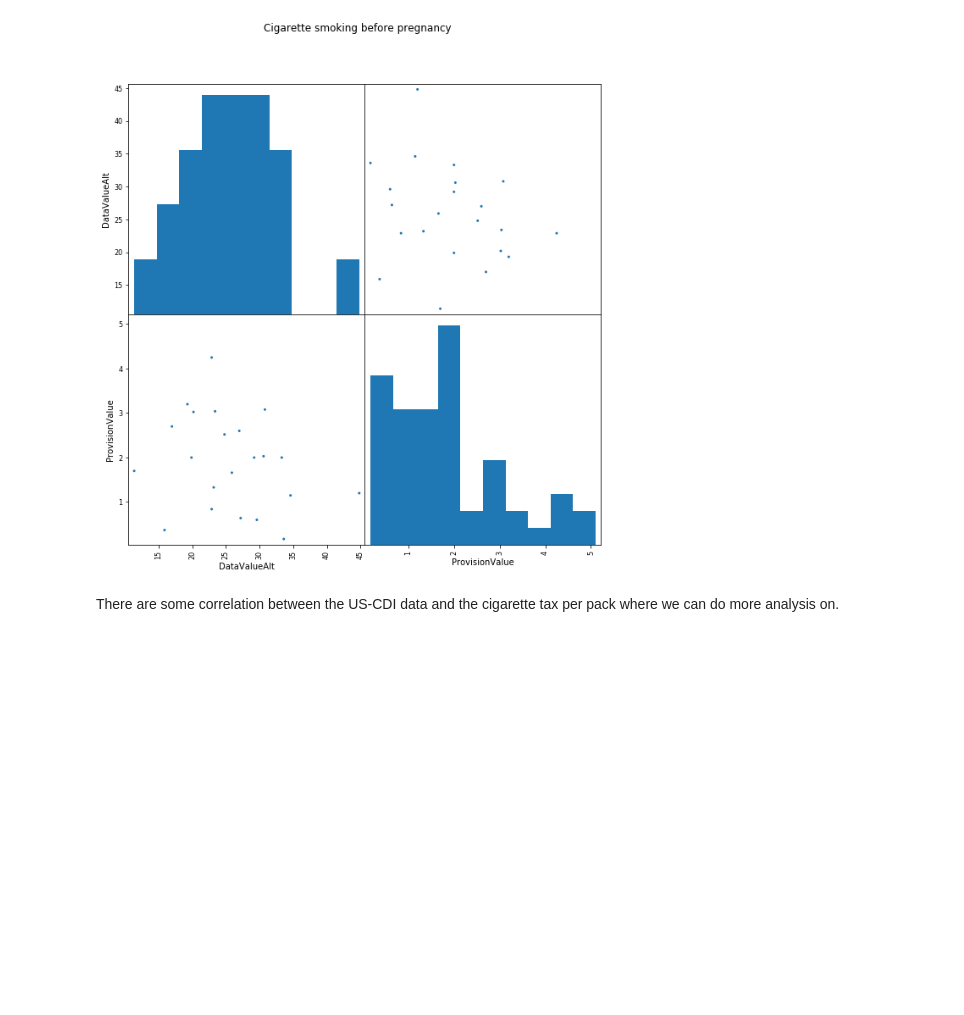
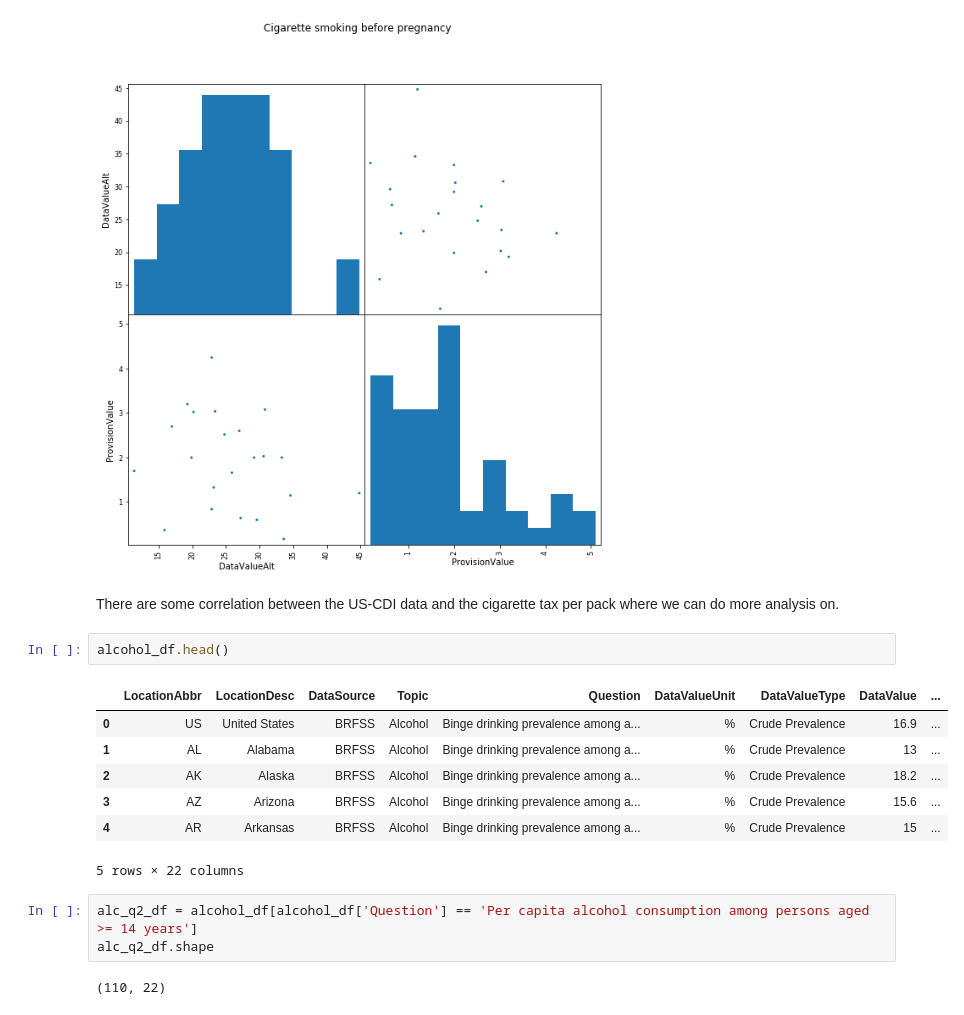
Before and after one commit to kwood16/US-CDI, a Jupyter notebook: Project Proposal.ipynb, the cells around one changed output. Drawn from its saved outputs; the diff is of its cells as text; blank space fills up the shorter version.

```diff
--- a/Project Proposal.ipynb
+++ b/Project Proposal.ipynb
@@ -487,3 +516,18 @@ for i in tax_q:
 [figure]
 # %% [markdown]
 There are some correlation between the US-CDI data and the cigarette tax per pack where we can do more analysis on.
+# %%
+alcohol_df.head()
+# %% [output]
+|  | LocationAbbr | LocationDesc | DataSource | Topic | Question | DataValueUnit | DataValueType | DataValue | ... |
+| 0 | US | United States | BRFSS | Alcohol | Binge drinking prevalence among a... | % | Crude Prevalence | 16.9 | ... |
+| 1 | AL | Alabama | BRFSS | Alcohol | Binge drinking prevalence among a... | % | Crude Prevalence | 13 | ... |
+| 2 | AK | Alaska | BRFSS | Alcohol | Binge drinking prevalence among a... | % | Crude Prevalence | 18.2 | ... |
+| 3 | AZ | Arizona | BRFSS | Alcohol | Binge drinking prevalence among a... | % | Crude Prevalence | 15.6 | ... |
+| 4 | AR | Arkansas | BRFSS | Alcohol | Binge drinking prevalence among a... | % | Crude Prevalence | 15 | ... |
+5 rows × 22 columns
+# %%
+alc_q2_df = alcohol_df[alcohol_df['Question'] == 'Per capita alcohol consumption among persons aged >= 14 years']
+alc_q2_df.shape
+# %% [output]
+(110, 22)
```
Also changed, not shown: parts of 26 cells of this notebook, 5 other files.
